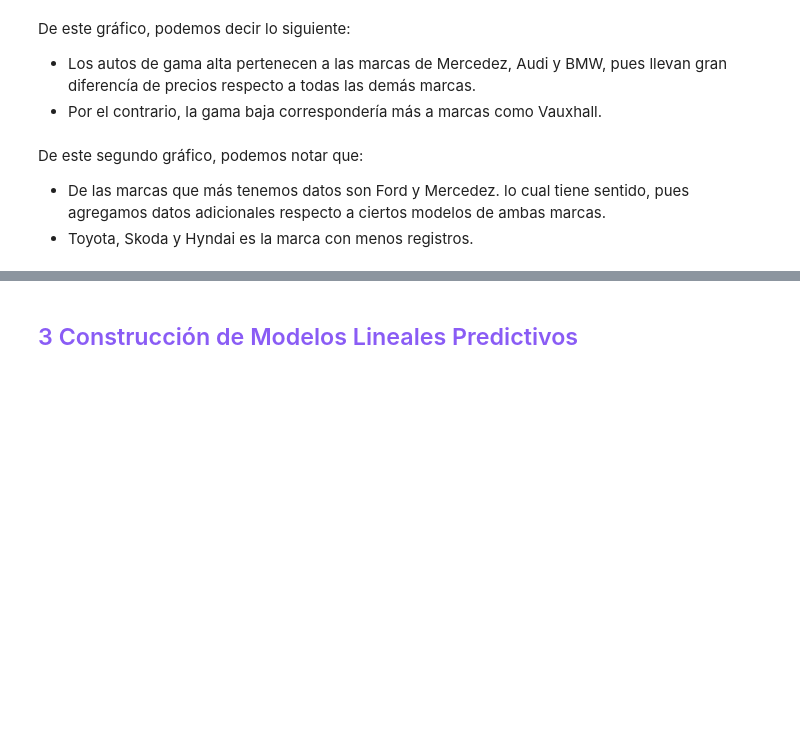
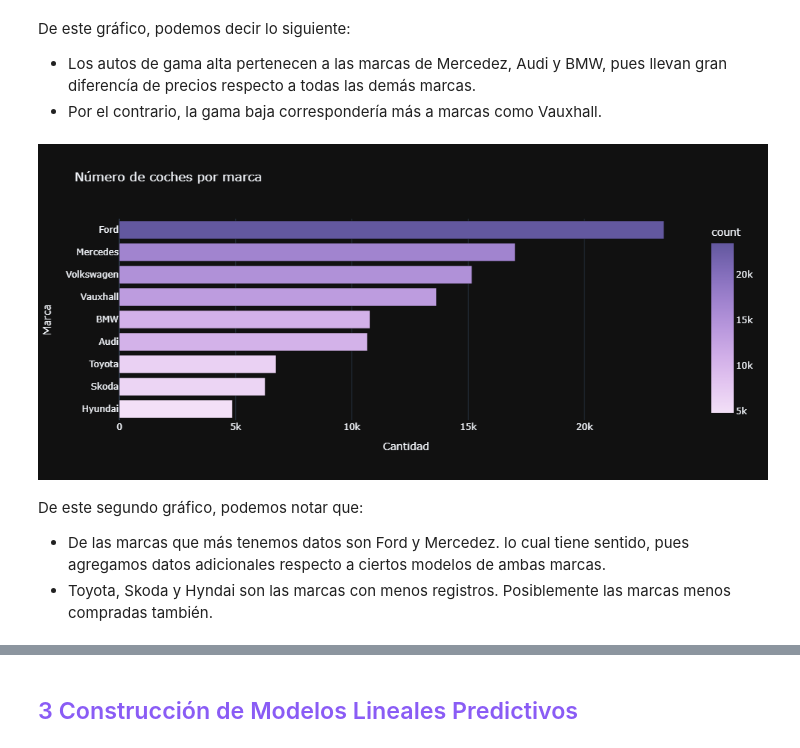
Before and after one commit to AuriRaven/used_cars_price_prediction, a Jupyter notebook: practica1_m2.ipynb, the cells around one changed output, grey strips where cells are left out. Drawn from its saved outputs; the diff is of its cells as text; code cells hidden in the pictures; blank space fills up the shorter version.

```diff
--- a/practica1_m2.ipynb
+++ b/practica1_m2.ipynb
@@ -628,10 +636,14 @@ fig = px.bar(
 )
 fig.update_layout(template="plotly_dark", xaxis_title="Cantidad", yaxis_title="Marca")
 fig.show()
+# %%
+display(Image(filename="car_num.png"))
+# %% [output]
+[figure, added]
 # %% [markdown]
 De este segundo gráfico, podemos notar que:
 * De las marcas que más tenemos datos son Ford y Mercedez. lo cual tiene sentido, pues agregamos datos adicionales respecto a ciertos modelos de ambas marcas.
-* Toyota, Skoda y Hyndai es la marca con menos registros.
+* Toyota, Skoda y Hyndai son las marcas con menos registros. Posiblemente las marcas menos compradas también.
 # %%
 import plotly.express as px
 import plotly.graph_objects as go
```
Also changed, not shown: parts of 32 cells of this notebook, 7 other files.
